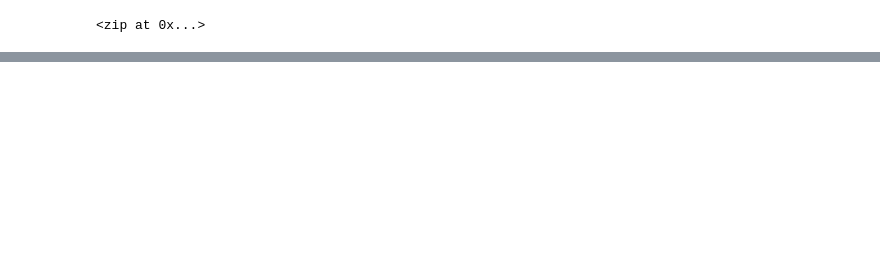
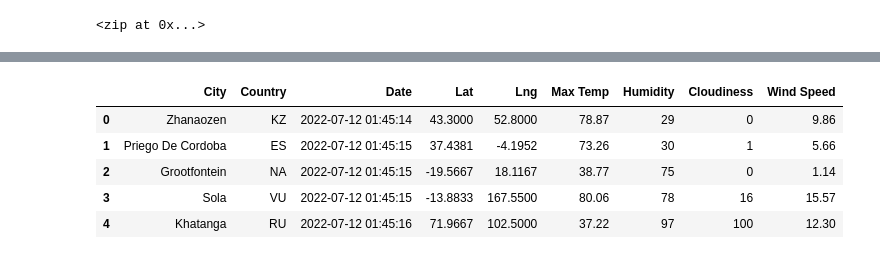
Before and after one commit to eneubauer2022/World_Weather_Analysis, a Jupyter notebook: WeatherPy.ipynb, the cells around one changed output, grey strips where cells are left out. Cells and saved outputs as stored; diff of their text form; code cells hidden in the pictures; blank space fills up the shorter version.

```diff
--- a/WeatherPy.ipynb
+++ b/WeatherPy.ipynb
@@ -29,0 +145,11 @@ NameError: name 'coordinates' is not defined
+# %%
+new_column_order = ["City", "Country", "Date", "Lat", "Lng", "Max Temp", "Humidity", "Cloudiness", "Wind Speed"]
+new_city_df = city_data_df[new_column_order]
+new_city_df.head()
+# %% [output]
+|  | City | Country | Date | Lat | Lng | Max Temp | Humidity | Cloudiness | Wind Speed |
+| 0 | Zhanaozen | KZ | 2022-07-12 01:45:14 | 43.3000 | 52.8000 | 78.87 | 29 | 0 | 9.86 |
+| 1 | Priego De Cordoba | ES | 2022-07-12 01:45:15 | 37.4381 | -4.1952 | 73.26 | 30 | 1 | 5.66 |
+| 2 | Grootfontein | NA | 2022-07-12 01:45:15 | -19.5667 | 18.1167 | 38.77 | 75 | 0 | 1.14 |
+| 3 | Sola | VU | 2022-07-12 01:45:15 | -13.8833 | 167.5500 | 80.06 | 78 | 16 | 15.57 |
+| 4 | Khatanga | RU | 2022-07-12 01:45:16 | 71.9667 | 102.5000 | 37.22 | 97 | 100 | 12.30 |
```
Also changed, not shown: parts of 7 cells of this notebook, 3 other files.
